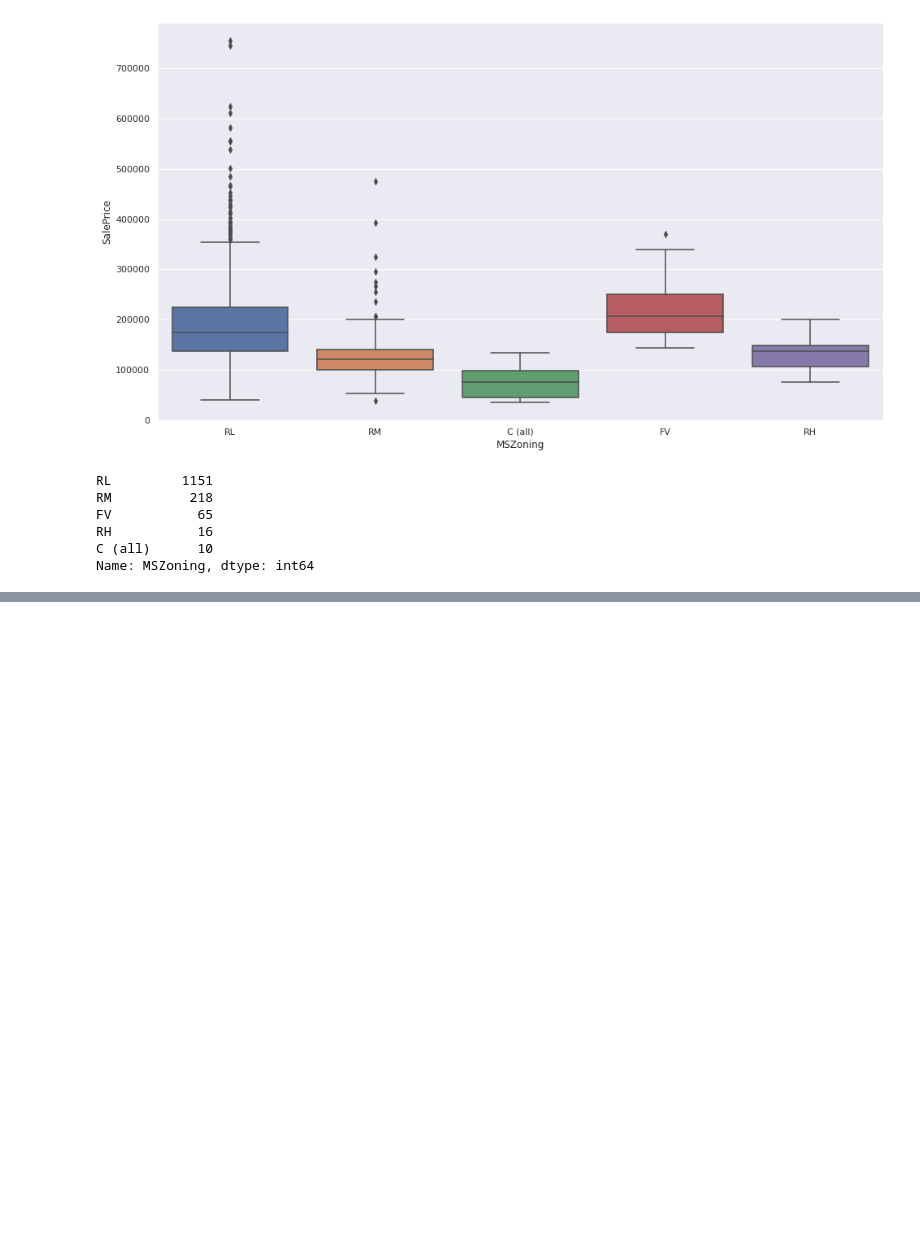
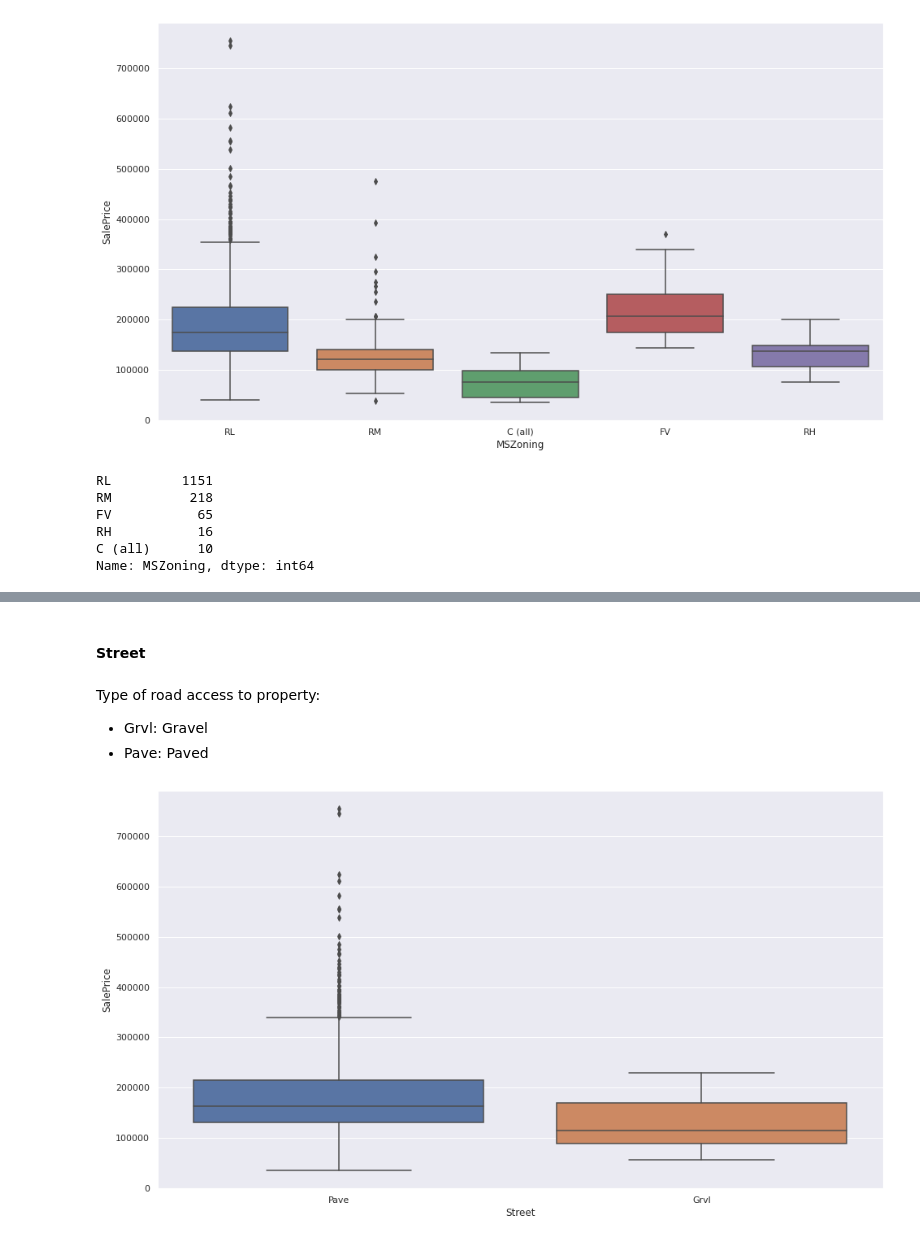
Before and after one commit to snaylix/House-prices-prediction, a Jupyter notebook: 2021-07-17_House-Prices_Prediction.ipynb, the cells around one changed output, grey strips where cells are left out. Saved outputs shown, nothing was run; the diff lists cells and outputs as text; code cells hidden in the pictures; blank space fills up the shorter version.

```diff
--- a/2021-07-17_House-Prices_Prediction.ipynb
+++ b/2021-07-17_House-Prices_Prediction.ipynb
@@ -236,0 +254,10 @@ Name: MSZoning, dtype: int64
+# %% [markdown]
+#### Street
+# %% [markdown]
+Type of road access to property:
+- Grvl:	Gravel
+- Pave:	Paved
+# %%
+create_plot('Street', 'boxplot')
+# %% [output]
+[figure, added]
```
Also changed, not shown: parts of 17 cells of this notebook.
